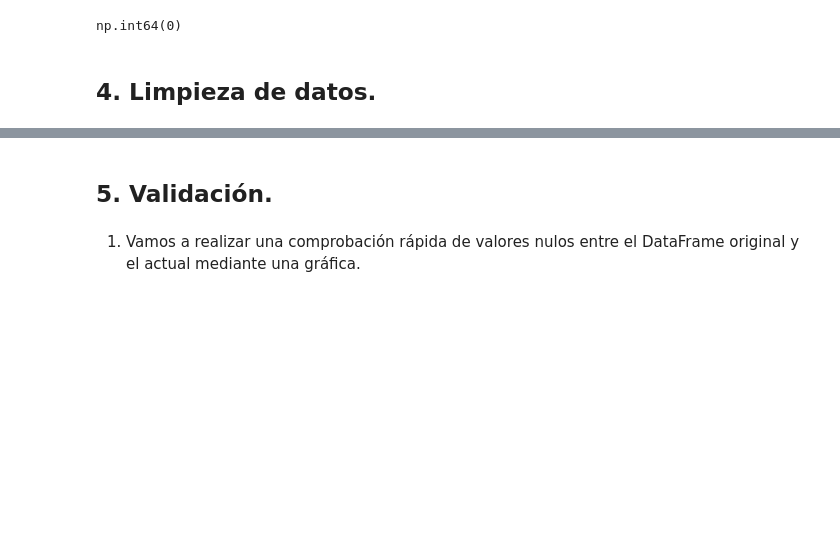
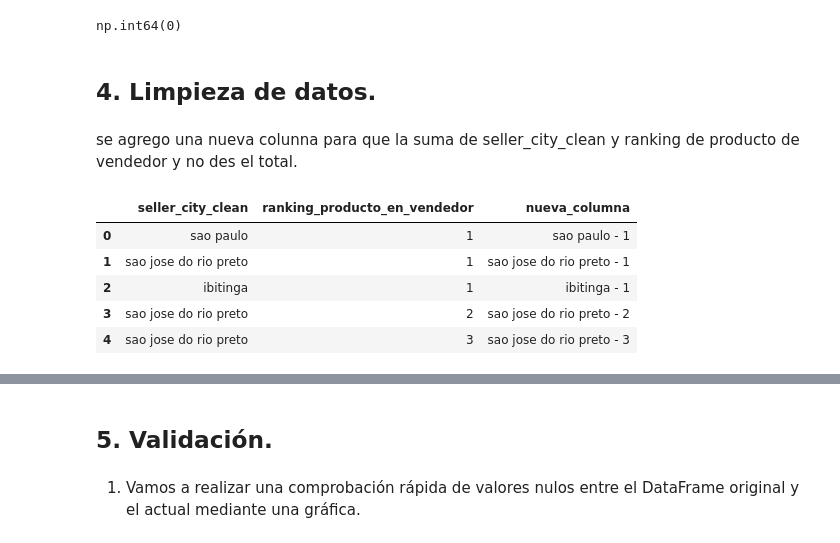
Before and after one commit to Bootcamp-DA-P3/Proyecto-3-flujo-de-datos-de-SQL-a-Python-de-Antony-Miguel-y-Carol, a Jupyter notebook: notebooks/Proy_3_SQL_Python.ipynb, the cells around one changed output, grey strips where cells are left out. Saved outputs shown, nothing was run; the diff lists cells and outputs as text; code cells hidden in the pictures; blank space fills up the shorter version.

```diff
--- a/notebooks/Proy_3_SQL_Python.ipynb
+++ b/notebooks/Proy_3_SQL_Python.ipynb
@@ -159,3 +150,18 @@ df.duplicated().sum()
 np.int64(0)
 # %% [markdown]
 ## 4. Limpieza de datos.
+# %% [markdown]
+se agrego una nueva colunna para que la suma de seller_city_clean y ranking de producto de vendedor y no des el total.
+# %%
+# Convertir el número a texto y concatenar con la ciudad
+df['nueva_columna'] = df['seller_city_clean'].astype(str) + ' - ' + df['ranking_producto_en_vendedor'].astype(str)
+
+# Visualizar el resultado
+df[['seller_city_clean', 'ranking_producto_en_vendedor', 'nueva_columna']].head()
+# %% [output]
+|  | seller_city_clean | ranking_producto_en_vendedor | nueva_columna |
+| 0 | sao paulo | 1 | sao paulo - 1 |
+| 1 | sao jose do rio preto | 1 | sao jose do rio preto - 1 |
+| 2 | ibitinga | 1 | ibitinga - 1 |
+| 3 | sao jose do rio preto | 2 | sao jose do rio preto - 2 |
+| 4 | sao jose do rio preto | 3 | sao jose do rio preto - 3 |
```
Also changed, not shown: parts of 7 cells of this notebook.
